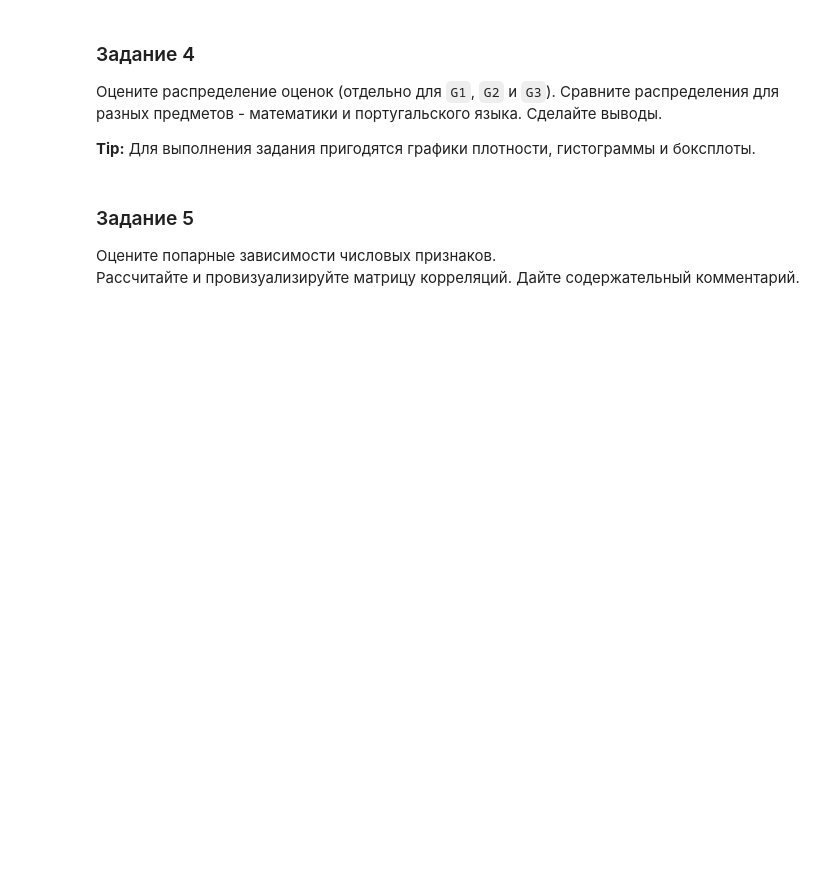
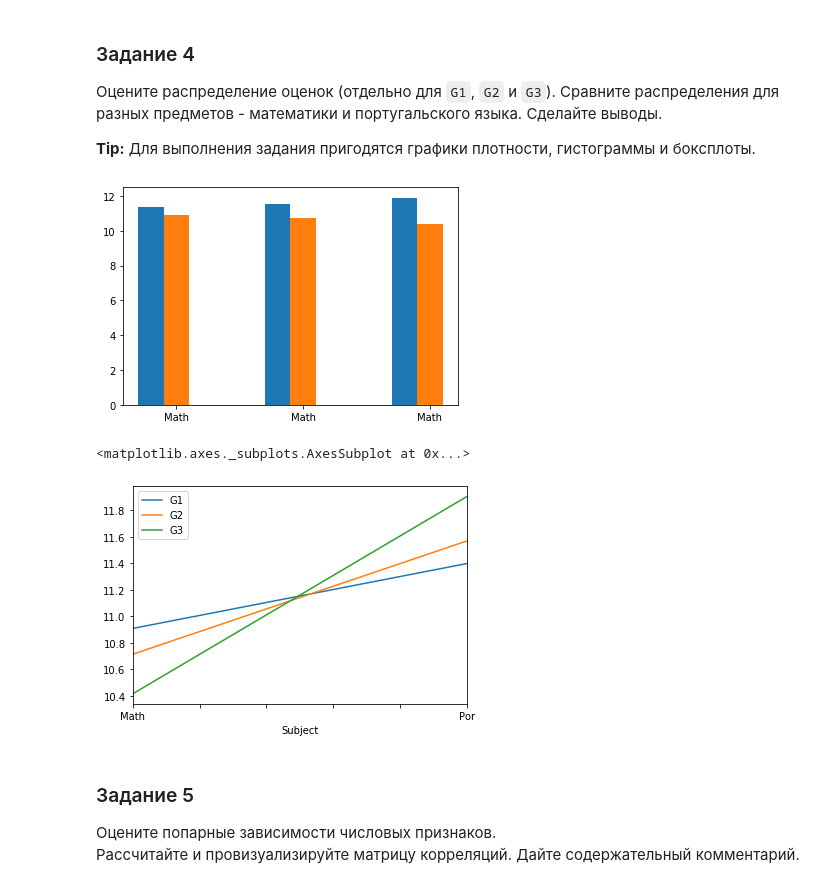
Before and after one commit to dariaAlium/DA, a Jupyter notebook: Lab_1_Exploratory_analysis.ipynb, the cells around one changed output. Saved outputs shown, nothing was run; the diff lists cells and outputs as text; code cells hidden in the pictures; blank space fills up the shorter version.

```diff
--- a/Lab_1_Exploratory_analysis.ipynb
+++ b/Lab_1_Exploratory_analysis.ipynb
@@ -169,15 +236,22 @@ NameError: ignored
 **Tip:** Для выполнения задания пригодятся графики плотности, гистограммы и боксплоты.
 # %%
 
-x = [pd.DataFrame(data.loc[(data['Subject'] == 'Por')])['G1'].count(),
-      pd.DataFrame(data.loc[(data['Subject'] == 'Por')])['G2'].count(),
-      pd.DataFrame(data.loc[(data['Subject'] == 'Por')])['G3'].count()]
-y = [pd.DataFrame(data.loc[(data['Subject'] == 'Math')])['G1'].count(),
-      pd.DataFrame(data.loc[(data['Subject'] == 'Math')])['G2'].count(),
-      pd.DataFrame(data.loc[(data['Subject'] == 'Math')])['G3'].count()]
+x = [pd.DataFrame(data.loc[(data['Subject'] == 'Por')]['G1']).mean(),
+      pd.DataFrame(data.loc[(data['Subject'] == 'Por')])['G2'].mean(),
+      pd.DataFrame(data.loc[(data['Subject'] == 'Por')])['G3'].mean()]
+y = [pd.DataFrame(data.loc[(data['Subject'] == 'Math')])['G1'].mean(),
+      pd.DataFrame(data.loc[(data['Subject'] == 'Math')])['G2'].mean(),
+      pd.DataFrame(data.loc[(data['Subject'] == 'Math')])['G3'].mean()]
 plt.bar([1.9, 2.9, 3.9], x, width=0.2)
 plt.bar([2.1, 3.1, 4.1], y, width=0.2, tick_label='Math')
 plt.show()
+
+df = data[['G1'] + ['G2'] + ['G3'] +  ['Subject']]
+df.groupby('Subject').mean().plot()
+# %% [output]
+[figure, added]
+<matplotlib.axes._subplots.AxesSubplot at 0x...>
+[figure, added]
 # %% [markdown]
 ### Задание 5
 
```
Also changed, not shown: parts of 11 cells of this notebook.
